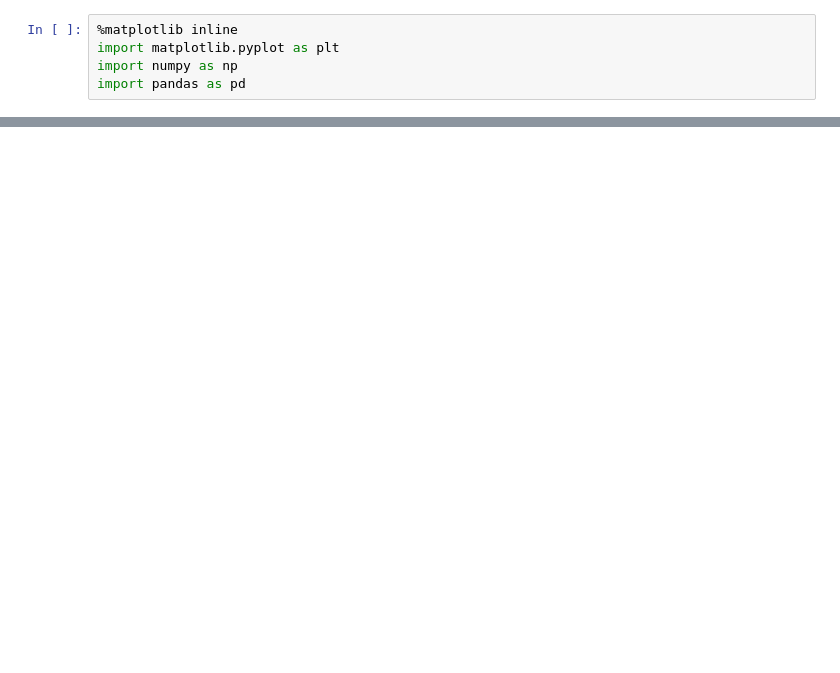
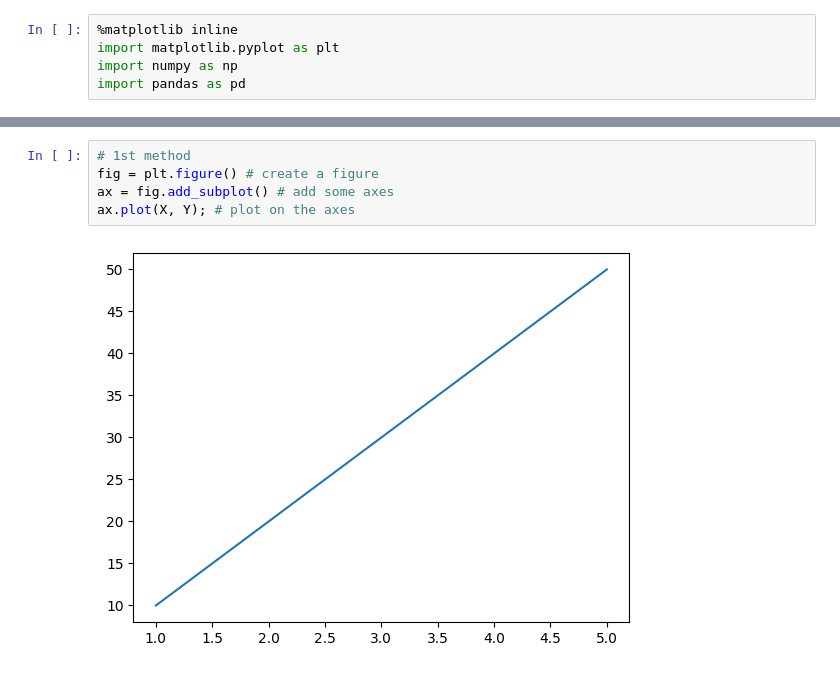
Before and after one commit to StarDust130/ML-101, a Jupyter notebook: Matplotlib/Introduction-to-Matplotlib.ipynb, the cells around one changed output, grey strips where cells are left out. Saved outputs shown, nothing was run; the diff lists cells and outputs as text; blank space fills up the shorter version.

```diff
--- a/Matplotlib/Introduction-to-Matplotlib.ipynb
+++ b/Matplotlib/Introduction-to-Matplotlib.ipynb
@@ -10,0 +22,7 @@ plt.plot()
+# %%
+# 1st method
+fig = plt.figure() # create a figure
+ax = fig.add_subplot() # add some axes
+ax.plot(X, Y); # plot on the axes
+# %% [output]
+[figure, added]
```
Also changed, not shown: parts of 5 cells of this notebook.
